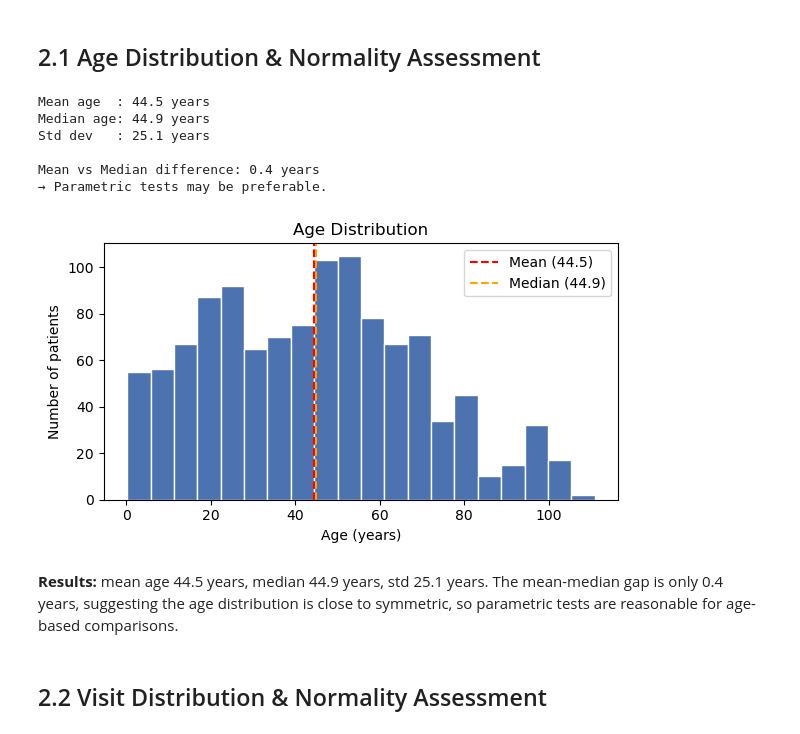
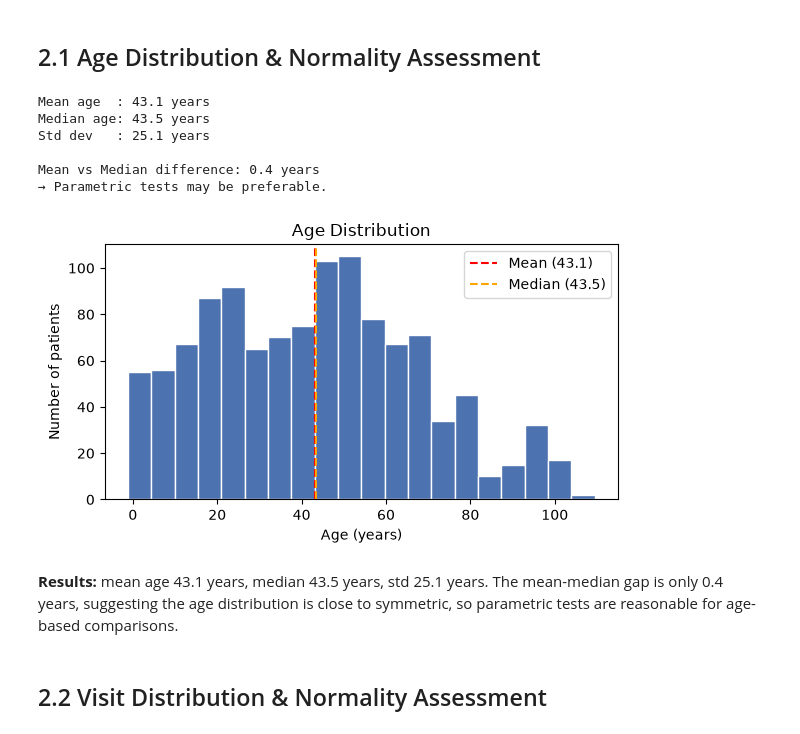
Before and after one commit to juliettebm/patient-pathway-analysis, a Jupyter notebook: notebooks/03_statistical_analysis.ipynb, the cells around one changed output. Saved outputs shown, nothing was run; the diff lists cells and outputs as text; code cells hidden in the pictures.

```diff
--- a/notebooks/03_statistical_analysis.ipynb
+++ b/notebooks/03_statistical_analysis.ipynb
@@ -39,43 +43,43 @@ Before running hypothesis tests, the distribution of key variables is assessed.
 ## 2.1 Age Distribution & Normality Assessment
 # %%
 ages = pd.read_sql("""
-    SELECT (julianday('now') - julianday(birth_date)) / 365.25 AS age
+    SELECT (julianday('2025-01-01') - julianday(birth_date)) / 365.25 AS age
     FROM patients;
 """, conn)
 
 # Age distribution
 mean_age   = ages["age"].mean()
 median_age = ages["age"].median()
 std_age    = ages["age"].std()
 
 print(f"Mean age  : {mean_age:.1f} years")
 print(f"Median age: {median_age:.1f} years")
 print(f"Std dev   : {std_age:.1f} years")
 print(f"\nMean vs Median difference: {abs(mean_age - median_age):.1f} years")
 print("→ Parametric tests may be preferable.")
 
 fig, ax = plt.subplots(figsize=(6, 3.5))
 
 # Age histogram
 ax.hist(ages["age"], bins=20, color="#4C72B0", edgecolor="white")
 ax.axvline(mean_age, color="red", linestyle="--", label=f"Mean ({mean_age:.1f})")
 ax.axvline(median_age, color="orange", linestyle="--", label=f"Median ({median_age:.1f})")
 ax.set_title("Age Distribution")
 ax.set_xlabel("Age (years)")
 ax.set_ylabel("Number of patients")
 ax.legend()
 plt.tight_layout()
 plt.show()
 # %% [output]
-Mean age  : 44.5 years
-Median age: 44.9 years
+Mean age  : 43.1 years
+Median age: 43.5 years
 Std dev   : 25.1 years
 
 Mean vs Median difference: 0.4 years
 → Parametric tests may be preferable.
-[figure, old version]
+[figure, new version]
 # %% [markdown]
-**Results:** mean age 44.5 years, median 44.9 years, std 25.1 years. The mean-median gap is only 0.4 years, suggesting the age distribution is close to symmetric, so parametric tests are reasonable for age-based comparisons.
+**Results:** mean age 43.1 years, median 43.5 years, std 25.1 years. The mean-median gap is only 0.4 years, suggesting the age distribution is close to symmetric, so parametric tests are reasonable for age-based comparisons.
 # %% [markdown]
 ## 2.2 Visit Distribution & Normality Assessment
 # %%
```
Also changed, not shown: parts of 14 cells of this notebook, 13 other files.
